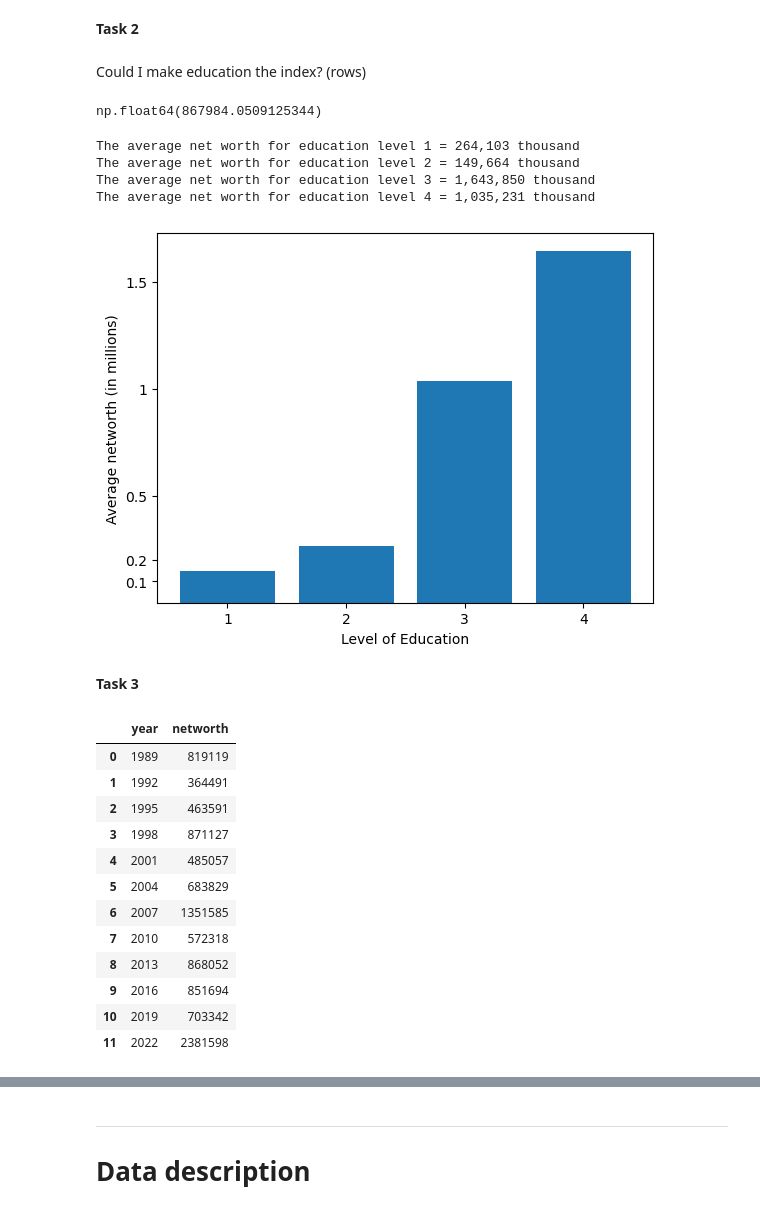
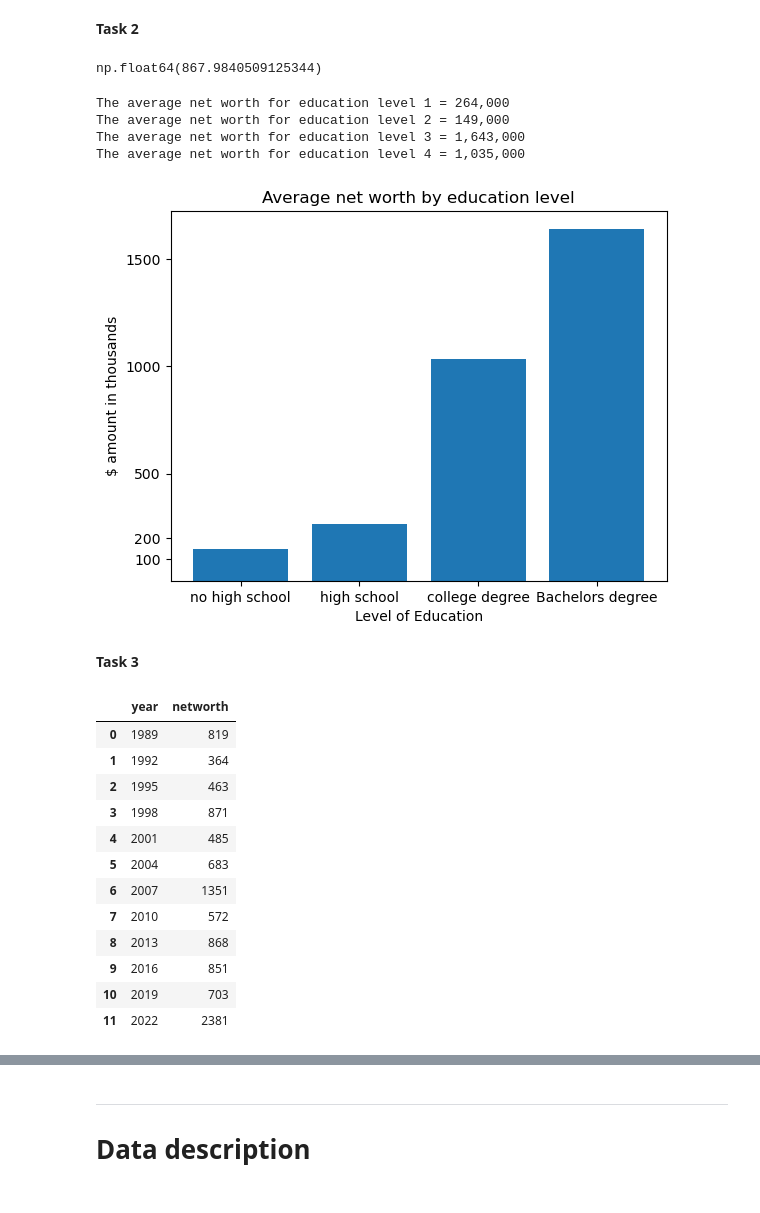
Before and after one commit to kai-thomas15/TECH2-H25-assignment2, a Jupyter notebook: assignment2.ipynb, the cells around one changed output, grey strips where cells are left out. Drawn from its saved outputs; the diff is of its cells as text; code cells hidden in the pictures.

```diff
--- a/assignment2.ipynb
+++ b/assignment2.ipynb
@@ -162,17 +151,15 @@ df.query('25 <= age <= 89')
 # %% [markdown]
 **Task 2**
-# %% [markdown]
-Could I make education the index? (rows)
 # %%
 
 import matplotlib.pyplot as plt
 import numpy as np
 
-df['networth'] = df['networth']*1000
+#df['networth'] = df['networth']*1000
 # %%
 df.networth.mean()
 # %% [output]
-np.float64(867984.0509125344)
+np.float64(867.9840509125344)
 # %%
 # 2.1
 import numpy as np
@@ -187,52 +174,53 @@ for level in educ_levels:
 data = pd.Series(all_avg_networth)
 
 for x, level in enumerate(educ_levels, 1):
-    print(f'The average net worth for education level {x} = {data.loc[level]:,} thousand')
+    print(f'The average net worth for education level {x} = {data.loc[level]:,},000')
 # %% [output]
-The average net worth for education level 1 = 264,103 thousand
-The average net worth for education level 2 = 149,664 thousand
-The average net worth for education level 3 = 1,643,850 thousand
-The average net worth for education level 4 = 1,035,231 thousand
+The average net worth for education level 1 = 264,000
+The average net worth for education level 2 = 149,000
+The average net worth for education level 3 = 1,643,000
+The average net worth for education level 4 = 1,035,000
 # %%
 # 2.2
 
 avg_networth_educ = df.groupby('educ')['networth'].mean()
 
 avg_networth_educ = avg_networth_educ.astype(int)
 
 plt.Figure(figsize= (7,12))
 plt.bar(avg_networth_educ.index, avg_networth_educ)
 xticks = [1, 2, 3, 4]
-yticks = [100000, 200000, 500000, 1000000, 1500000]
+yticks = [100, 200, 500, 1000, 1500]
 
 # sorting x-values
+plt.title('Average net worth by education level')
 plt.xlabel('Level of Education')
-plt.xticks(xticks)
+plt.xticks(xticks,['no high school','high school','college degree','Bachelors degree'])
 #sorting y-values
-plt.ylabel('Average networth (in millions)')
-_ = plt.yticks(yticks, [0.1, 0.2, 0.5, 1, 1.5])
+plt.ylabel('$ amount in thousands')
+_ = plt.yticks(yticks)
 # %% [output]
-[figure, old version]
+[figure, new version]
 # %% [markdown]
 **Task 3**
 # %%
 # 3.1
 
-df.groupby(('year'))['networth'].mean().reset_index().astype(int)
+df.groupby('year')['networth'].mean().reset_index().astype(int)
 # %% [output]
 |  | year | networth |
-| 0 | 1989 | 819119 |
-| 1 | 1992 | 364491 |
-| 2 | 1995 | 463591 |
-| 3 | 1998 | 871127 |
-| 4 | 2001 | 485057 |
-| 5 | 2004 | 683829 |
-| 6 | 2007 | 1351585 |
-| 7 | 2010 | 572318 |
-| 8 | 2013 | 868052 |
-| 9 | 2016 | 851694 |
-| 10 | 2019 | 703342 |
-| 11 | 2022 | 2381598 |
+| 0 | 1989 | 819 |
+| 1 | 1992 | 364 |
+| 2 | 1995 | 463 |
+| 3 | 1998 | 871 |
+| 4 | 2001 | 485 |
+| 5 | 2004 | 683 |
+| 6 | 2007 | 1351 |
+| 7 | 2010 | 572 |
+| 8 | 2013 | 868 |
+| 9 | 2016 | 851 |
+| 10 | 2019 | 703 |
+| 11 | 2022 | 2381 |
 # %%
 # 3.2
 
```
Also changed, not shown: parts of 5 cells of this notebook.
